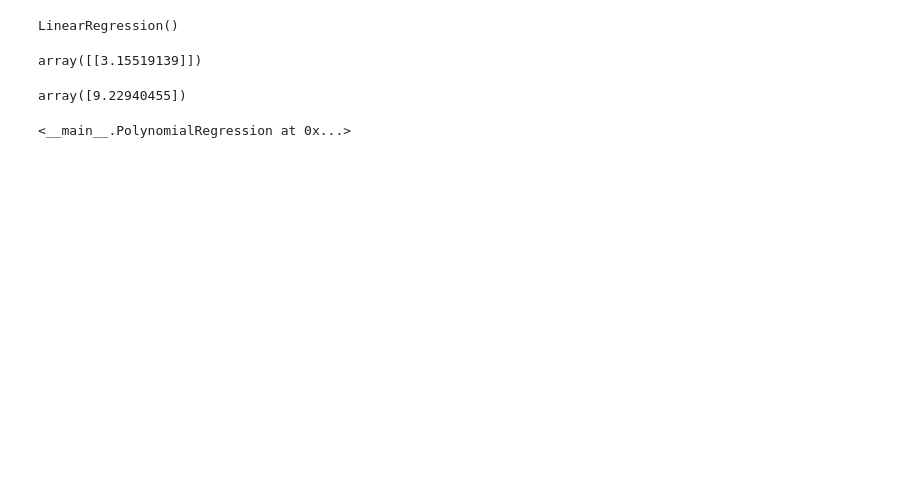
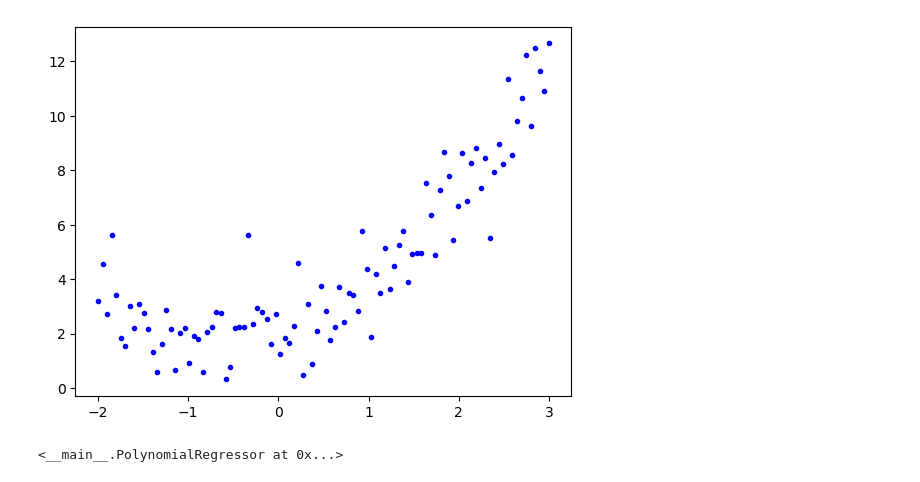
Before and after one commit to hoipranav/ML-Algo, a Jupyter notebook: Polynomial-Regression.ipynb, the cells around one changed output. Drawn from its saved outputs; the diff is of its cells as text; code cells hidden in the pictures; blank space fills up the shorter version.

```diff
--- a/Polynomial-Regression.ipynb
+++ b/Polynomial-Regression.ipynb
@@ -19,0 +16,8 @@ lr = LinearRegression()
+# %%
+X_new = np.linspace(-2, 3, 100).reshape(100, 1)
+# %%
+y_new = 0.8 * X_new ** 2 + X_new + 2 + np.random.randn(m, 1)
+# %%
+plt.plot(X_new, y_new, 'b.');
+# %% [output]
+[figure, added]
@@ -20,12 +51,4 @@ lr = LinearRegression()
 # %%
-lr.fit(X, y)
+poly_reg.fit(X, y)
 # %% [output]
-LinearRegression()
+<__main__.PolynomialRegressor at 0x...>
-# %%
-lr.coef_
-# %% [output]
-array([[3.15519139]])
-# %%
-lr.intercept_
-# %% [output]
-array([9.22940455])
@@ -61,4 +54,0 @@ pr = PolynomialRegression(2, 0.0000001, 15000)
-# %%
-pr.fit(X, y)
-# %% [output]
-<__main__.PolynomialRegression at 0x...>
```
Also changed, not shown: parts of 17 cells of this notebook.
